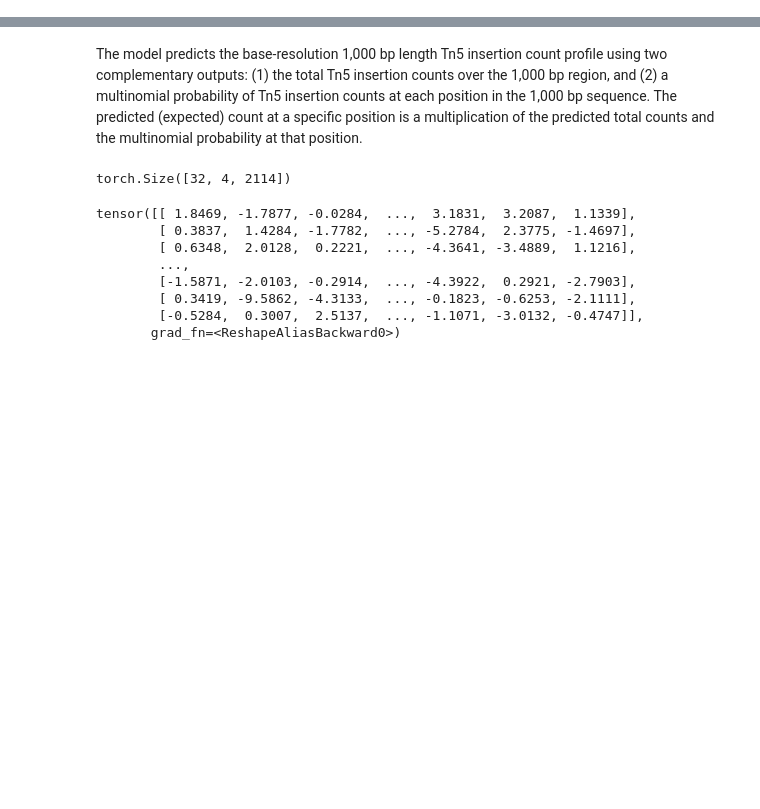
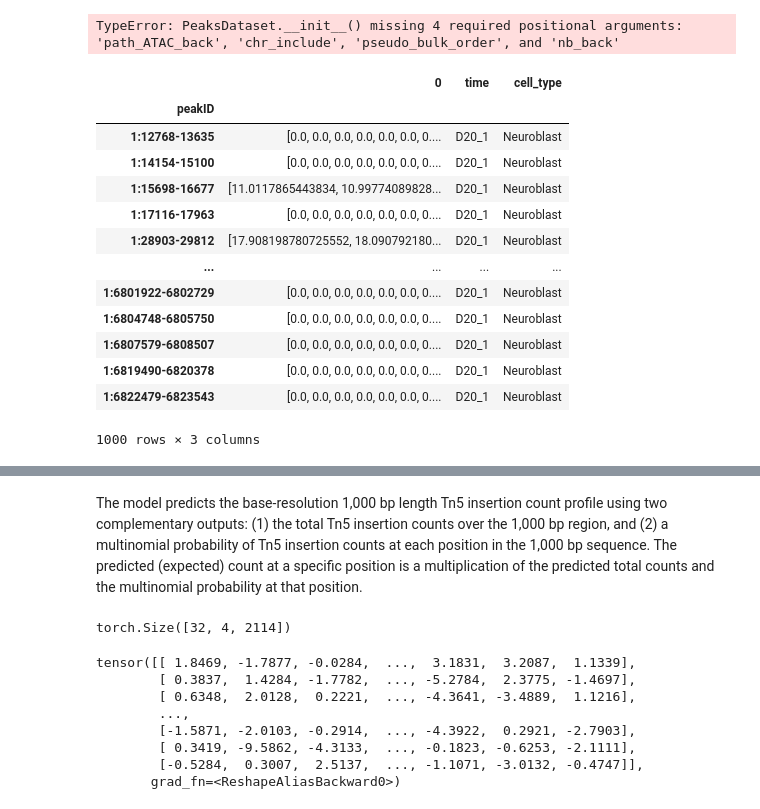
Before and after one commit to alexiaDorm/master-thesis, a Jupyter notebook: src/model.ipynb, the cells around one changed output, grey strips where cells are left out. Drawn from its saved outputs; the diff is of its cells as text; code cells hidden in the pictures; blank space fills up the shorter version.

```diff
--- a/src/model.ipynb
+++ b/src/model.ipynb
@@ -99,9 +70,34 @@ class PeaksDataset(Dataset):
+# %%
+path_sequences_peaks = '../results/peaks_seq.pkl'
+path_ATAC_peaks = '../results/ATAC_peaks.pkl'
+path_sequences_back = '../results/background_GC_matched.pkl'
+
+dataset = PeaksDataset(path_sequences_peaks, path_sequences_back, path_ATAC_peaks)
+dataloader = DataLoader(dataset, batch_size=32,
+                        shuffle=True, num_workers=0)
+# %% [output]
+TypeError: PeaksDataset.__init__() missing 4 required positional arguments: 'path_ATAC_back', 'chr_include', 'pseudo_bulk_order', and 'nb_back'
 # %%
 path_sequences_peaks = '../results/peaks_seq.pkl'
+path_ATAC_peaks = '../results/ATAC_peaks.pkl'
 path_sequences_back = '../results/background_GC_matched.pkl'
 
-with open(path_sequences_peaks, 'rb') as file:
-    sequences = pickle.load(file)
+with open(path_ATAC_peaks, 'rb') as file:
+    sequences = pickle.load(file).iloc[:1000]
 
-with open(path_sequences_back, 'rb') as file:
-    sequences = pd.concat([sequences, pickle.load(file)])
+sequences
+# %% [output]
+|  | 0 | time | cell_type |
+| peakID |  |  |  |
+| 1:12768-13635 | [0.0, 0.0, 0.0, 0.0, 0.0, 0.0, 0.... | D20_1 | Neuroblast |
+| 1:14154-15100 | [0.0, 0.0, 0.0, 0.0, 0.0, 0.0, 0.... | D20_1 | Neuroblast |
+| 1:15698-16677 | [11.0117865443834, 10.99774089828... | D20_1 | Neuroblast |
+| 1:17116-17963 | [0.0, 0.0, 0.0, 0.0, 0.0, 0.0, 0.... | D20_1 | Neuroblast |
+| 1:28903-29812 | [17.908198780725552, 18.090792180... | D20_1 | Neuroblast |
+| ... | ... | ... | ... |
+| 1:6801922-6802729 | [0.0, 0.0, 0.0, 0.0, 0.0, 0.0, 0.... | D20_1 | Neuroblast |
+| 1:6804748-6805750 | [0.0, 0.0, 0.0, 0.0, 0.0, 0.0, 0.... | D20_1 | Neuroblast |
+| 1:6807579-6808507 | [0.0, 0.0, 0.0, 0.0, 0.0, 0.0, 0.... | D20_1 | Neuroblast |
+| 1:6819490-6820378 | [0.0, 0.0, 0.0, 0.0, 0.0, 0.0, 0.... | D20_1 | Neuroblast |
+| 1:6822479-6823543 | [0.0, 0.0, 0.0, 0.0, 0.0, 0.0, 0.... | D20_1 | Neuroblast |
+1000 rows × 3 columns
```
Also changed, not shown: parts of 8 cells of this notebook, 3 other files.
